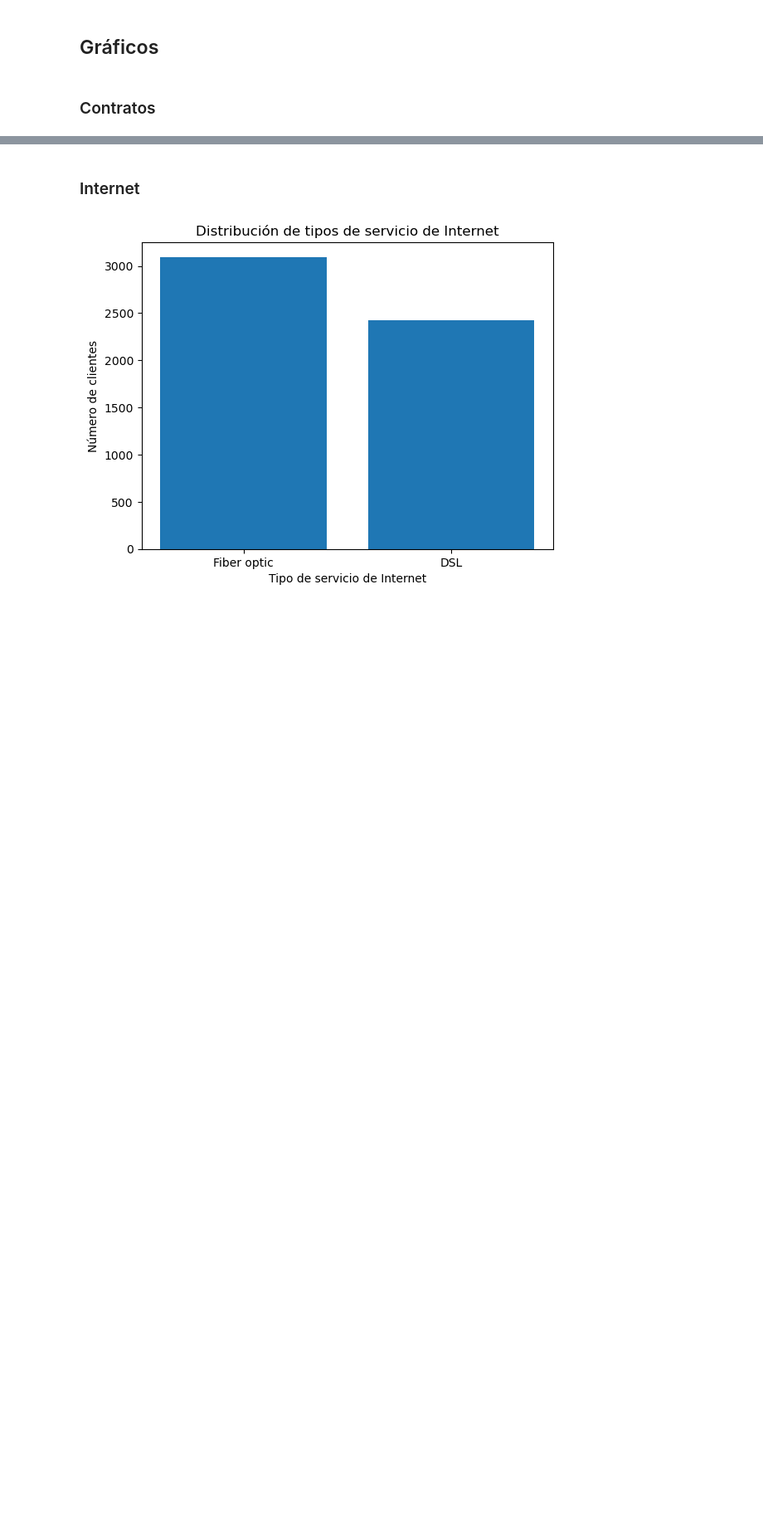
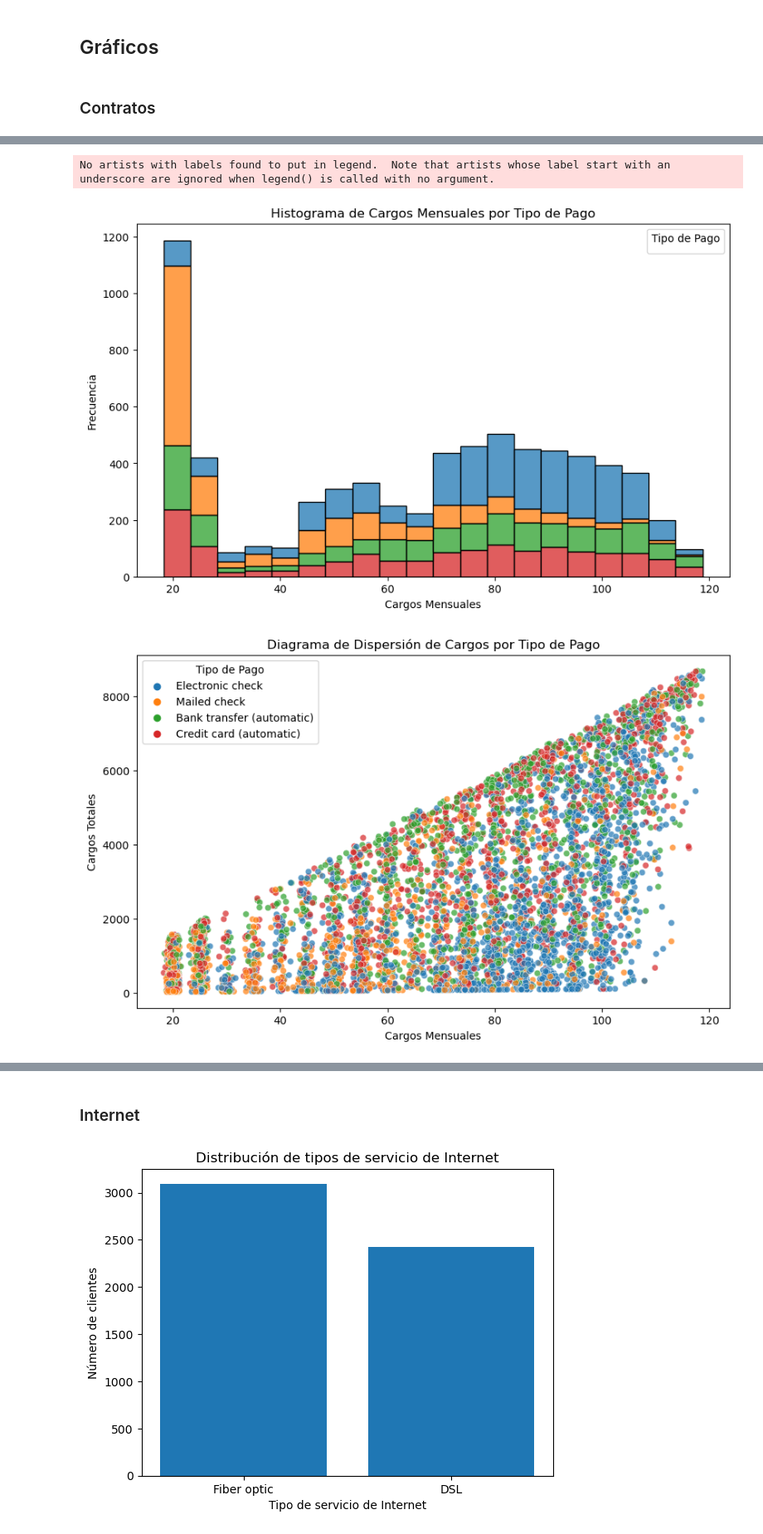
Before and after one commit to JuanPapi84/Fuga_de_Clientes, a Jupyter notebook: insight/Plan de Trabajo.ipynb, the cells around one changed output, grey strips where cells are left out. Shown at 83% size. Cells and saved outputs as stored; diff of their text form; code cells hidden in the pictures; blank space fills up the shorter version.

```diff
--- a/insight/Plan de Trabajo.ipynb
+++ b/insight/Plan de Trabajo.ipynb
@@ -217,0 +409,30 @@ plt.show()
+# %%
+# Histograma de Cargos Mensuales por Tipo de Pago
+plt.figure(figsize=(10, 6))
+sns.histplot(data=df_contratos, x='MonthlyCharges', hue='PaymentMethod', multiple='stack', bins=20)
+plt.title('Histograma de Cargos Mensuales por Tipo de Pago')
+plt.xlabel('Cargos Mensuales')
+plt.ylabel('Frecuencia')
+plt.legend(title='Tipo de Pago')
+plt.show()
+
+# Diagrama de dispersión entre Cargos Mensuales y Cargos Totales por Tipo de Pago
+plt.figure(figsize=(10, 6))
+sns.scatterplot(data=df_contratos, x='MonthlyCharges', y='TotalCharges', hue='PaymentMethod', alpha=0.7)
+plt.title('Diagrama de Dispersión de Cargos por Tipo de Pago')
+plt.xlabel('Cargos Mensuales')
+plt.ylabel('Cargos Totales')
+plt.legend(title='Tipo de Pago')
+plt.show()
+
+# Matriz de correlación y mapa de calor con variables numéricas y codificación de tipo de pago
+df_encoded = pd.get_dummies(df_contratos, columns=['PaymentMethod'])
+correlation_matrix = df_encoded.corr()
+plt.figure(figsize=(12, 10))
+sns.heatmap(correlation_matrix, annot=True, cmap='coolwarm')
+plt.title('Matriz de Correlación con Codificación de Tipo de Pago')
+plt.show()
+# %% [output]
+No artists with labels found to put in legend.  Note that artists whose label start with an underscore are ignored when legend() is called with no argument.
+[figure, added]
+[figure, added]
```
Also changed, not shown: parts of 41 cells of this notebook.
